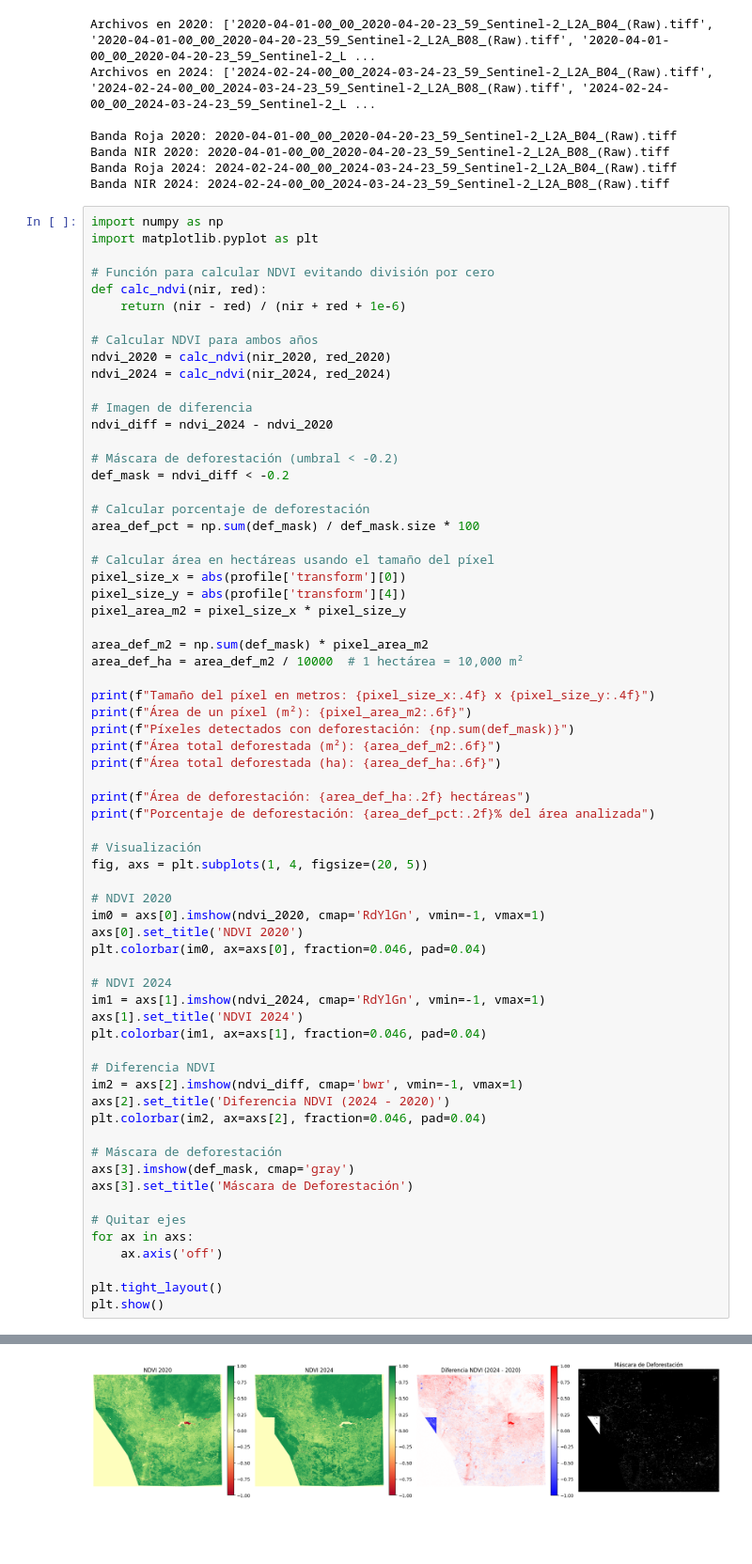
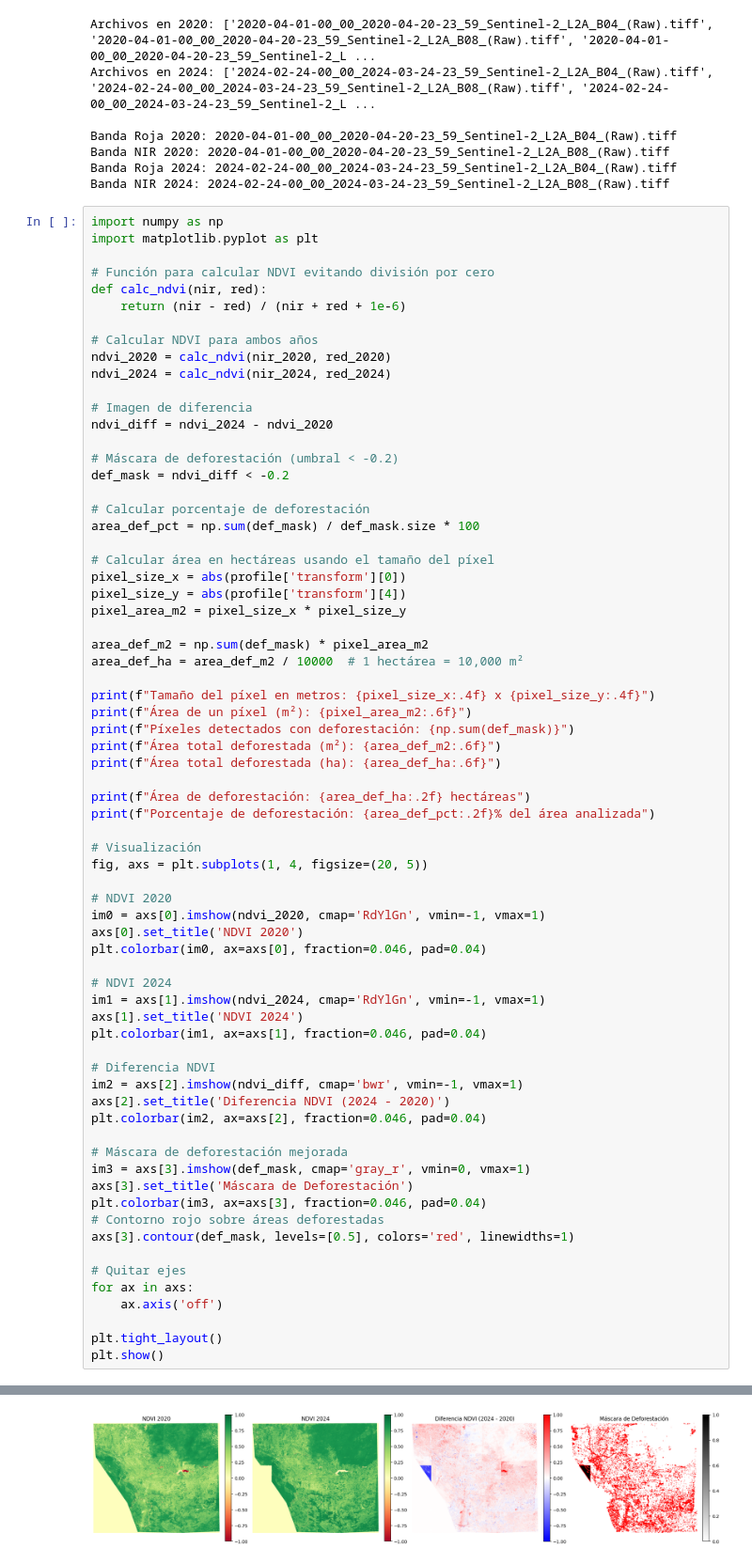
Before and after one commit to paulabaal12/LAB3-DS, a Jupyter notebook: LAB3.ipynb, the cells around one changed output, grey strips where cells are left out. Shown at 94% size. Cells and saved outputs as stored; diff of their text form; blank space fills up the shorter version.

```diff
--- a/LAB3.ipynb
+++ b/LAB3.ipynb
@@ -141,9 +141,12 @@ im2 = axs[2].imshow(ndvi_diff, cmap='bwr', vmin=-1, vmax=1)
 axs[2].set_title('Diferencia NDVI (2024 - 2020)')
 plt.colorbar(im2, ax=axs[2], fraction=0.046, pad=0.04)
 
-# Máscara de deforestación
-axs[3].imshow(def_mask, cmap='gray')
+# Máscara de deforestación mejorada
+im3 = axs[3].imshow(def_mask, cmap='gray_r', vmin=0, vmax=1)
 axs[3].set_title('Máscara de Deforestación')
+plt.colorbar(im3, ax=axs[3], fraction=0.046, pad=0.04)
+# Contorno rojo sobre áreas deforestadas
+axs[3].contour(def_mask, levels=[0.5], colors='red', linewidths=1)
 
 # Quitar ejes
 for ax in axs:
@@ -155,3 +163,3 @@ plt.show()
 Área de deforestación: 0.00 hectáreas
 Porcentaje de deforestación: 1.82% del área analizada
-[figure, old version]
+[figure, new version]
```
Also changed, not shown: parts of 1 cell of this notebook.
